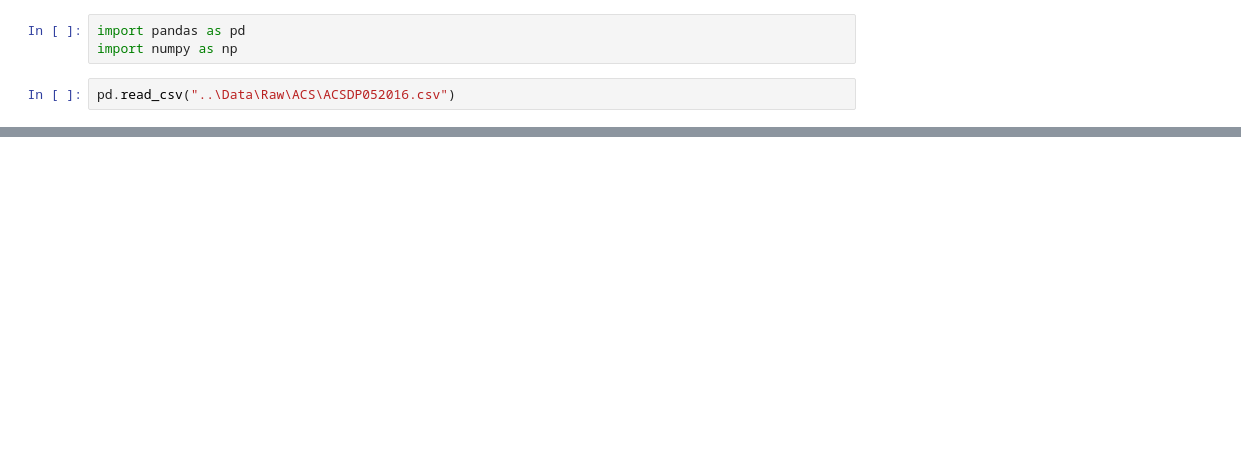
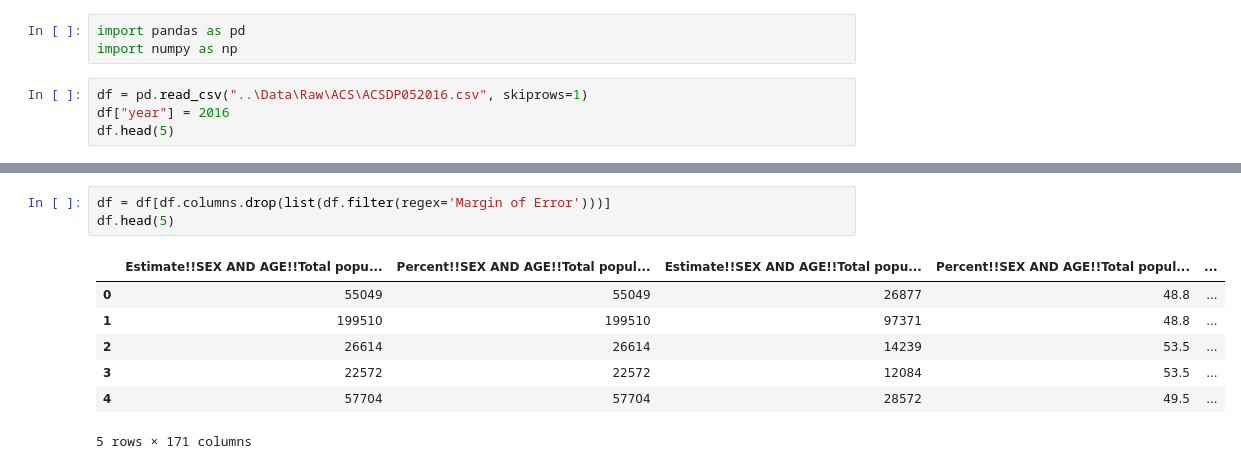
Before and after one commit to JayRPhilbrick/bdsi22dataminingsti, a Jupyter notebook: notebooks/acs_dp05_cleaning.ipynb, the cells around one changed output, grey strips where cells are left out. Drawn from its saved outputs; the diff is of its cells as text; blank space fills up the shorter version.

Commit message:
Added preliminary 2021 STI data and continued data cleaning

```diff
--- a/notebooks/acs_dp05_cleaning.ipynb
+++ b/notebooks/acs_dp05_cleaning.ipynb
@@ -2,5 +2,7 @@
 import pandas as pd
 import numpy as np
 # %%
-pd.read_csv("..\Data\Raw\ACS\ACSDP052016.csv")
+df = pd.read_csv("..\Data\Raw\ACS\ACSDP052016.csv", skiprows=1)
+df["year"] = 2016
+df.head(5)
 # %% [output]
@@ -19,0 +36,11 @@ pd.read_csv("..\Data\Raw\ACS\ACSDP052016.csv")
+# %%
+df = df[df.columns.drop(list(df.filter(regex='Margin of Error')))]
+df.head(5)
+# %% [output]
+|  | Estimate!!SEX AND AGE!!Total popu... | Percent!!SEX AND AGE!!Total popul... | Estimate!!SEX AND AGE!!Total popu... | Percent!!SEX AND AGE!!Total popul... | ... |
+| 0 | 55049 | 55049 | 26877 | 48.8 | ... |
+| 1 | 199510 | 199510 | 97371 | 48.8 | ... |
+| 2 | 26614 | 26614 | 14239 | 53.5 | ... |
+| 3 | 22572 | 22572 | 12084 | 53.5 | ... |
+| 4 | 57704 | 57704 | 28572 | 49.5 | ... |
+5 rows × 171 columns
```
Also changed, not shown: parts of 9 cells of this notebook, 5 other files.
